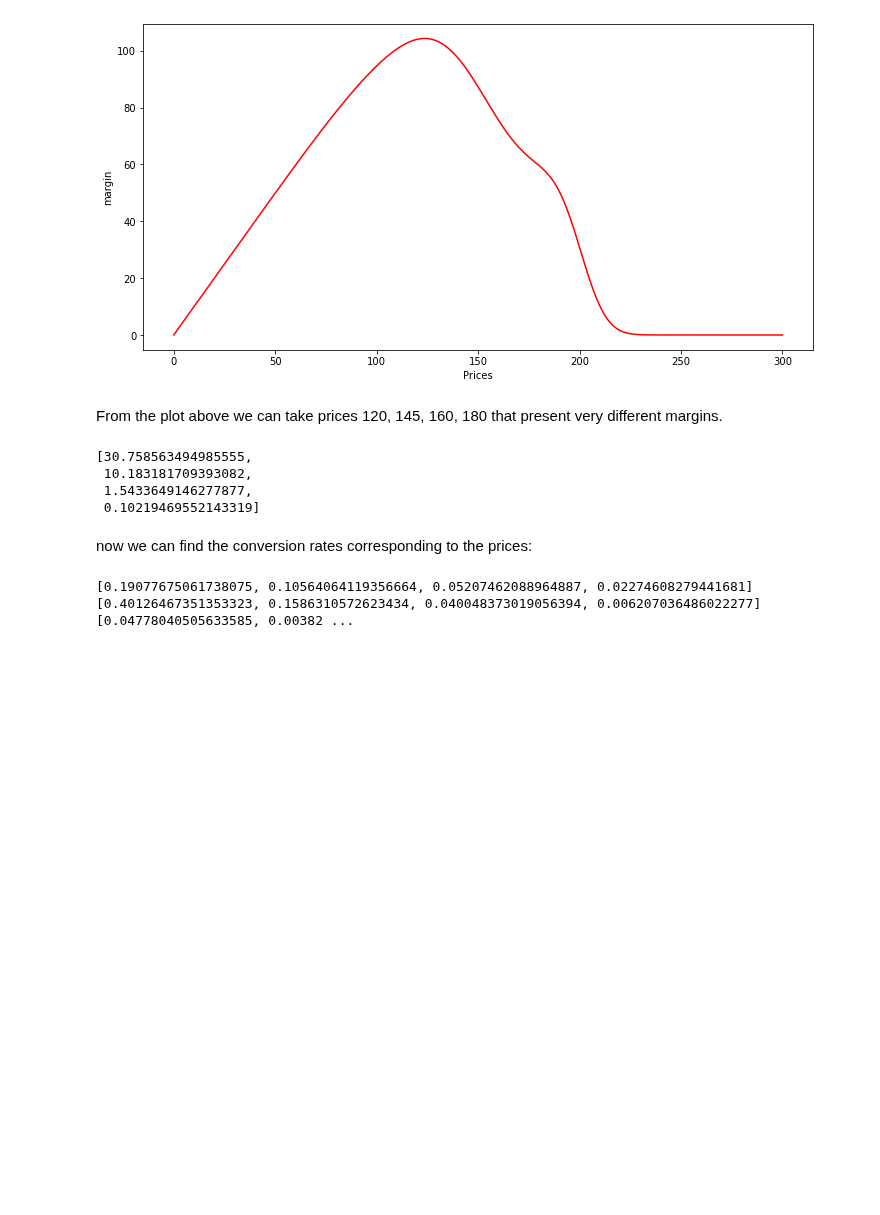
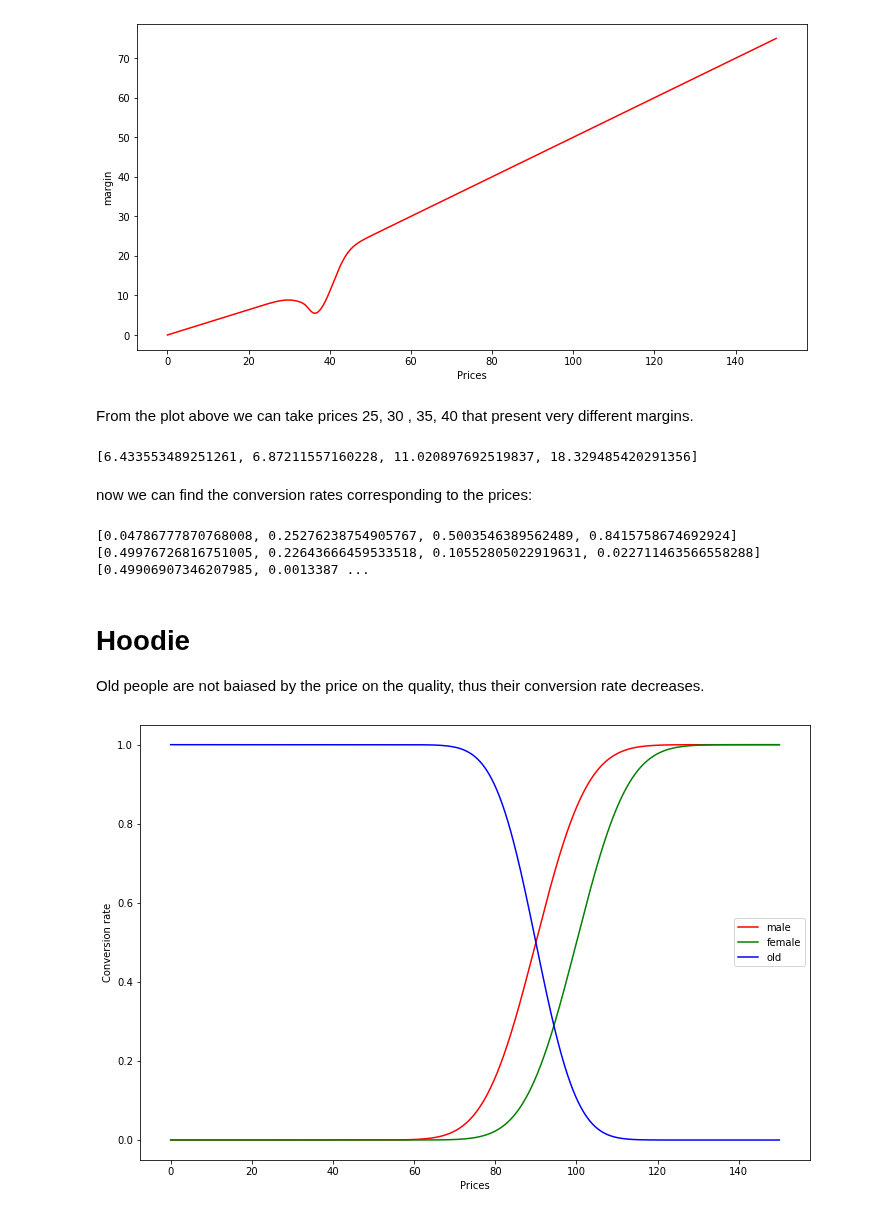
Before and after one commit to VladMarianCimpeanu/OLA_project, a Jupyter notebook: customers_parameters.ipynb, the cells around one changed output. Drawn from its saved outputs; the diff is of its cells as text; code cells hidden in the pictures; blank space fills up the shorter version.

Commit message:
updated analysis on customers_parameters.ipynb

```diff
--- a/customers_parameters.ipynb
+++ b/customers_parameters.ipynb
@@ -15,0 +43,21 @@ approaches the price equal to mu.
+# %%
+MAXIMUM_PRICE = 150
+cents = 100
+classes = 3
+alphas = [ # rows products, columns classes. In this case socks and hats alphas has been set to the probability of clicking on it when interacting with the web
+    [0.2, 0.4, 0.2],
+    [0.2, 0.5, 0.2],
+    [0.2, 0.1, 0.1],
+    [0.2, 0, 0.1],
+    [0.2, 0, 0.4]
+]
+
+n_items = [
+    [5, 2, 2],
+    [2, 2, 1],
+    [1, 1, 1],
+    [1, 1, 1],
+    [1, 4, 2]
+]
+
+prices = np.linspace(0, MAXIMUM_PRICE, cents * MAXIMUM_PRICE) # we consider the range of prices that go from 0 to 300
@@ -41,32 +89,50 @@ plt.show()
 # %%
-expected_margin = prices * (conversion_rates_1 * customer_distribution[0] +
-                            conversion_rates_2 * customer_distribution[1] +
-                            conversion_rates_3 * customer_distribution[2])
+expected_margin_1 = 0
+for i in range(classes):
+    expected_margin_1 += cv_1[i] * customer_distribution[i] * alphas[0][i] * n_items[0][i]
+expected_margin_1 = expected_margin_1 * prices
 
 plt.figure(figsize=(12,6))
-plt.plot(prices, expected_margin, color="red")
+plt.plot(prices, expected_margin_1, color="red")
 plt.xlabel("Prices")
 plt.ylabel("margin")
 plt.show()
 # %% [output]
-[figure, old version]
+[figure, new version]
 # %% [markdown]
-From the plot above we can take prices 120, 145, 160, 180 that present very different margins.
+From the plot above we can take prices 25, 30 , 35, 40 that present very different margins.
-# %%
-selected_prices = np.array([200, 210, 220, 230]) * cents
-product1_margins = [expected_margin[p] for p in selected_prices]
-product1_margins
-# %% [output]
-[30.758563494985555,
- 10.183181709393082,
- 1.5433649146277877,
- 0.10219469552143319]
+# %%
+selected_prices_1 = np.array([35, 38, 40, 43]) * cents
+product1_margins_1 = [expected_margin_1[p] for p in selected_prices_1]
+product1_margins_1
+# %% [output]
+[6.433553489251261, 6.87211557160228, 11.020897692519837, 18.329485420291356]
 # %% [markdown]
 now we can find the conversion rates corresponding to the prices:
 # %%
-c1_p1 = [conversion_rates_1[p] for p in selected_prices]
-c1_p2 = [conversion_rates_2[p] for p in selected_prices]
-c1_p3 = [conversion_rates_3[p] for p in selected_prices]
-print(c1_p1, c1_p2, c1_p3)
+c1_p1 = [cv_1[0][p] for p in selected_prices_1]
+c2_p1 = [cv_1[1][p] for p in selected_prices_1]
+c3_p1 = [cv_1[2][p] for p in selected_prices_1]
+print(c1_p1, c2_p1, c3_p1)
 # %% [output]
-[0.19077675061738075, 0.10564064119356664, 0.05207462088964887, 0.02274608279441681] [0.40126467351353323, 0.1586310572623434, 0.040048373019056394, 0.006207036486022277] [0.04778040505633585, 0.00382 ...
+[0.04786777870768008, 0.25276238754905767, 0.5003546389562489, 0.8415758674692924] [0.49976726816751005, 0.22643666459533518, 0.10552805022919631, 0.022711463566558288] [0.49906907346207985, 0.0013387 ...
+# %% [markdown]
+# Hoodie
+Old people are not baiased by the price on the quality, thus their conversion rate decreases.
+# %%
+mu_2 = [90, 100, 90]
+sigma_2 = [10, 10, 8]
+cv_2 = [norm.cdf(prices, loc=mu_2[i], scale=sigma_2[i]) for i in range(classes -1)]
+cv_2.append(1 - norm.cdf(prices, loc=mu_2[2], scale=sigma_2[2]))
+
+
+plt.figure(figsize=(12,8))
+plt.plot(prices, cv_2[0], color="red", label="male")
+plt.plot(prices, cv_2[1], color="green", label="female")
+plt.plot(prices, cv_2[2], color="blue", label="old")
+plt.xlabel("Prices")
+plt.ylabel("Conversion rate")
+plt.legend()
+plt.show()
+# %% [output]
+[figure, added]
```
Also changed, not shown: parts of 27 cells of this notebook.
